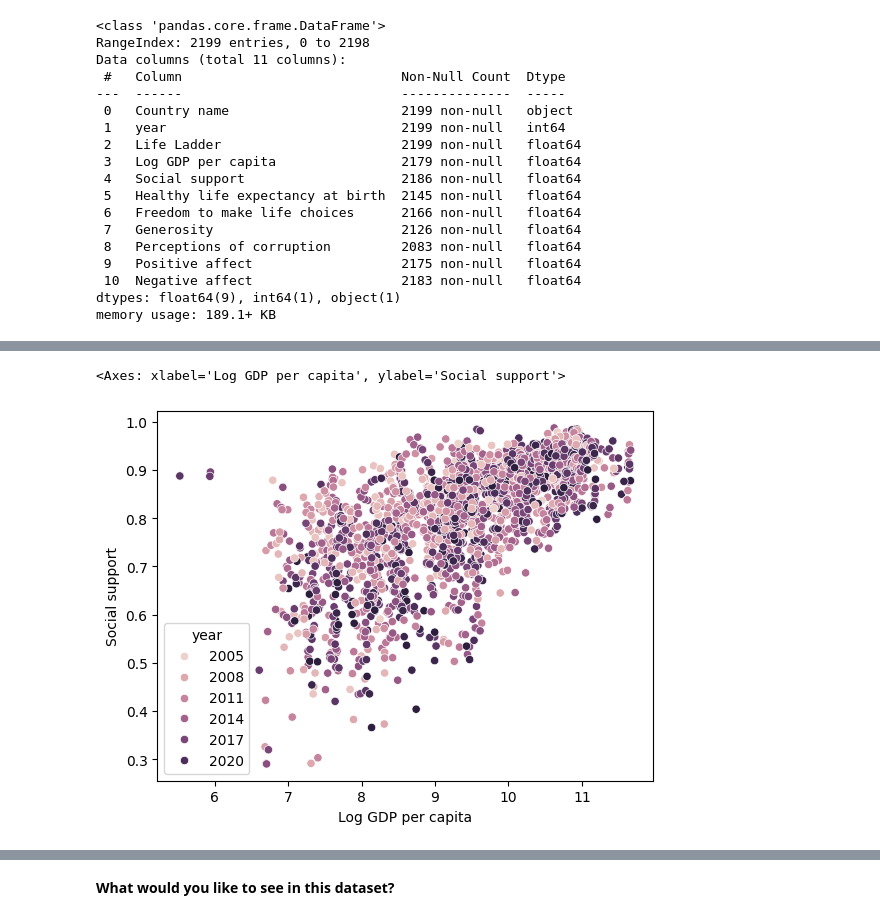
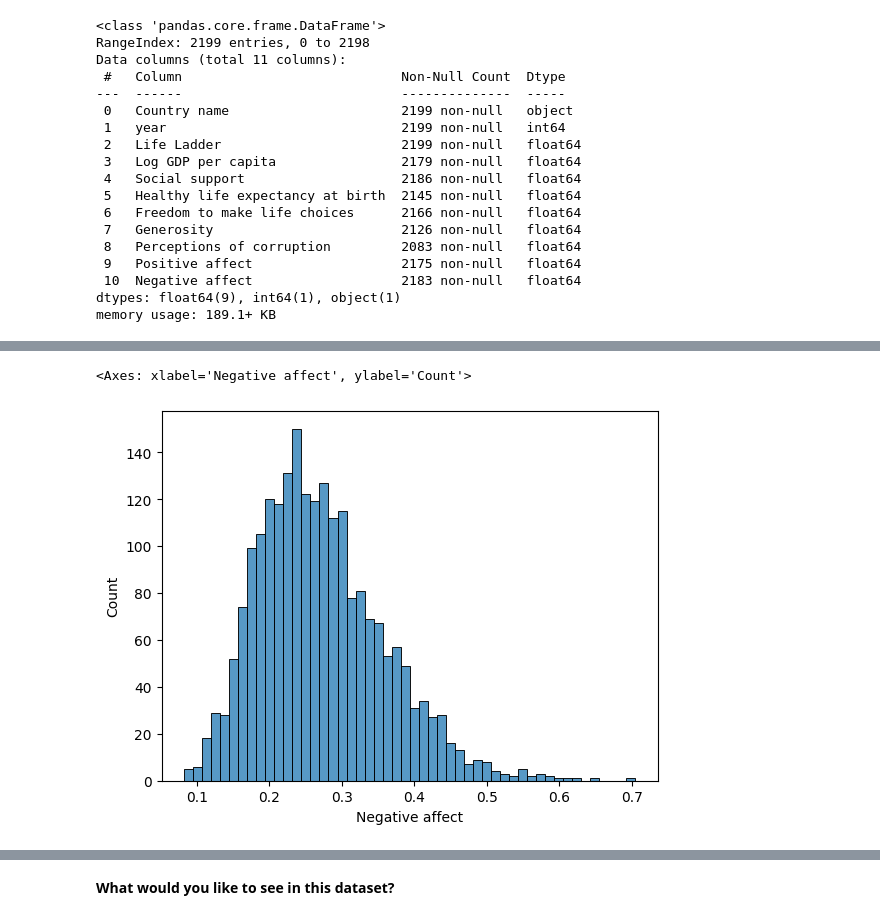
Before and after one commit to USFCA-CS663-Spring2024/happiness-lemonshark05, a Jupyter notebook: Happiness - Assignment 1 - CS 663 (Machine Learning).ipynb, the cells around one changed output, grey strips where cells are left out. Cells and saved outputs as stored; diff of their text form; code cells hidden in the pictures.

```diff
--- a/Happiness - Assignment 1 - CS 663 (Machine Learning).ipynb
+++ b/Happiness - Assignment 1 - CS 663 (Machine Learning).ipynb
@@ -100,7 +98,7 @@ sns.scatterplot(data=df, x='Life Ladder', y='Healthy life expectancy at birth',
-# %%
-sns.scatterplot(data=df, x='Log GDP per capita', y='Social support', hue='year')
-# %% [output]
-<Axes: xlabel='Log GDP per capita', ylabel='Social support'>
-[figure, removed]
+# %%
+sns.histplot(df['Negative affect'], bins=50)
+# %% [output]
+<Axes: xlabel='Negative affect', ylabel='Count'>
+[figure, added]
 # %% [markdown]
 **Are there any interesting correlations in the data?**
```
Also changed, not shown: parts of 25 cells of this notebook, 1 other file.
